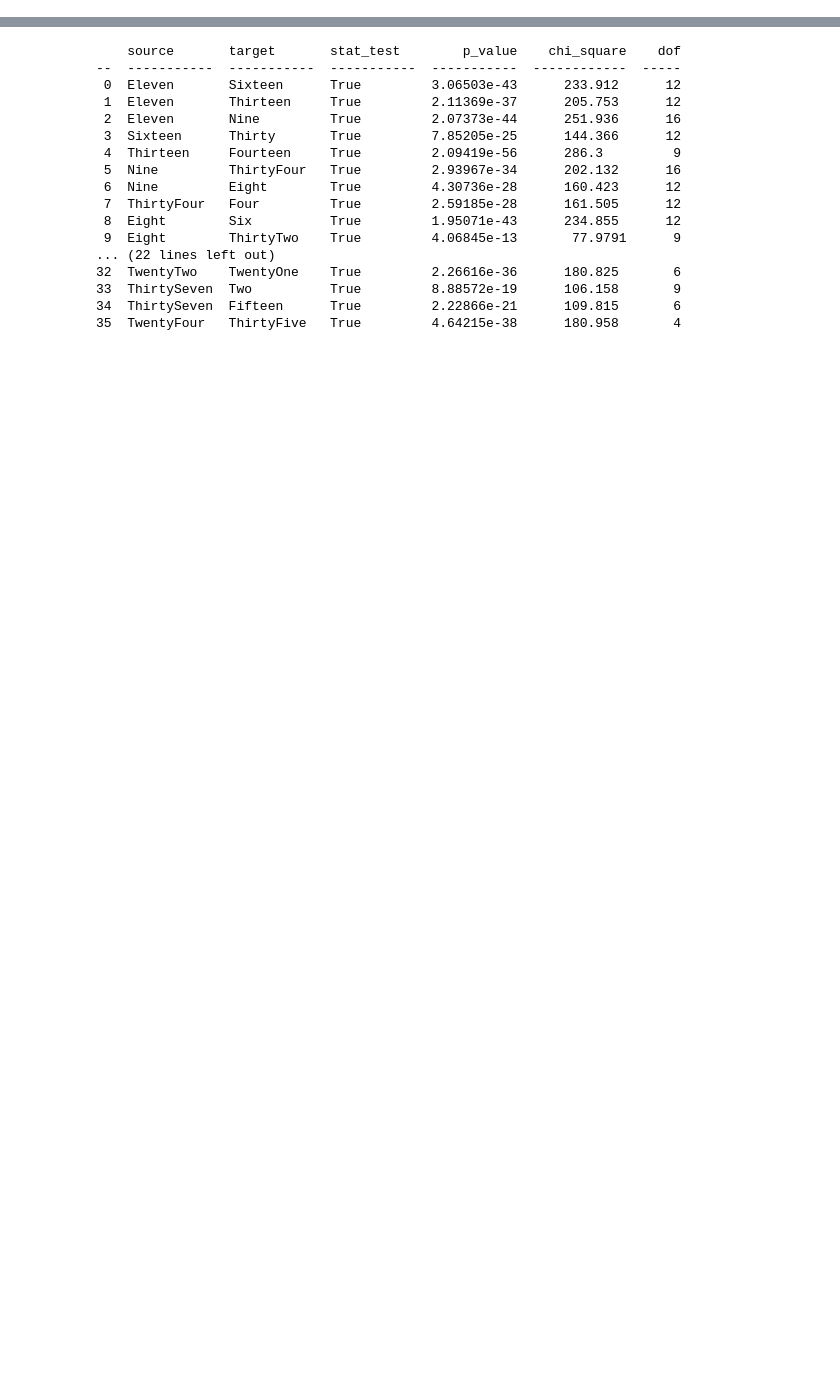
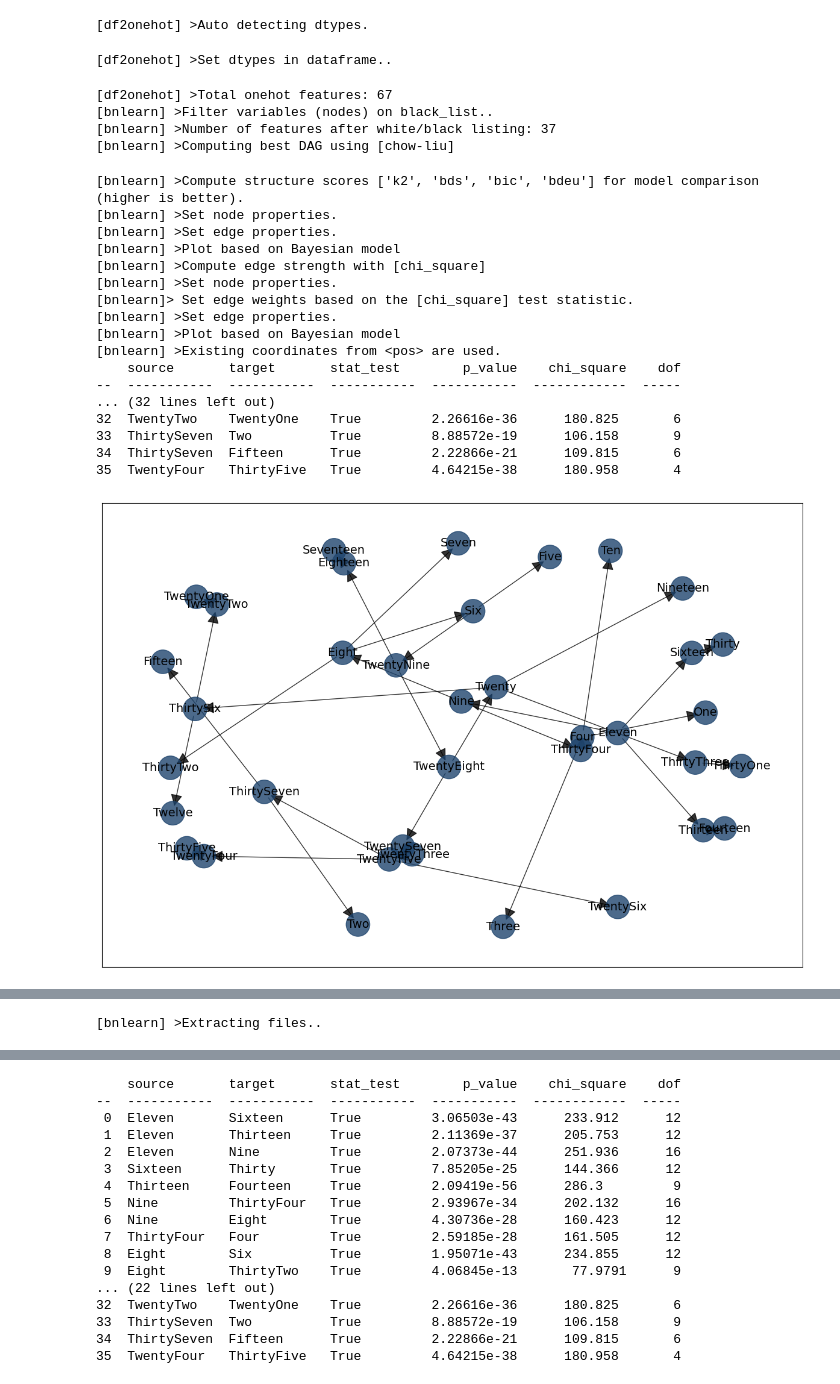
Before and after one commit to Elicit3495/ML_FYP, a Jupyter notebook: Untitled1.ipynb, the cells around one changed output, grey strips where cells are left out. Cells and saved outputs as stored; diff of their text form; code cells hidden in the pictures; blank space fills up the shorter version.

```diff
--- a/Untitled1.ipynb
+++ b/Untitled1.ipynb
@@ -4,6 +5,3 @@ from tabulate import tabulate
-# %%
-df = pd.read_csv('alarm_100.dat',
-                 sep="\s+")
 # %%
 def csv_format(csv_file):
     return pd.read_csv(csv_file, sep="\s+")
@@ -28,16 +10,9 @@ df
 # %%
-# Load library
-import bnlearn as bn
-# Preprocessing raw dataset
-dfhot, dfnum = bn.df2onehot(df)
-
-# Structure learning
-model = bn.structure_learning.fit(dfnum, methodtype='cl', black_list=['Embarked','Parch','Name'], bw_list_method='nodes')
-# Plot detected DAG
-G = bn.plot(model)
-
-# Compute edge strength using chi-square independence test and remove (prune) the not-signficant edges
-model1 = bn.independence_test(model, dfnum, alpha=0.05, prune=True)
-
-# Plot
-bn.plot(model1, pos=G['pos'])
+#https://erdogant.github.io/bnlearn/pages/html/Structure%20learning.html#chow-liu
+def chow_liu_search(dataframe):
+    dfhot, dfnum = bn.df2onehot(dataframe)
+    model = bn.structure_learning.fit(dfnum, methodtype='cl', black_list=['Embarked','Parch','Name'], bw_list_method='nodes')
+    G = bn.plot(model)
+    model1 = bn.independence_test(model, dfnum, alpha=0.05, prune=True)
+    bn.plot(model1, pos=G['pos'])
+    print(tabulate(model1['independence_test'], headers="keys"))
@@ -79,0 +19,27 @@ bn.plot(model1, pos=G['pos'])
+# %%
+chow_liu_search(df)
+# %% [output]
+[df2onehot] >Auto detecting dtypes.
+[df2onehot] >Set dtypes in dataframe..
+[df2onehot] >Total onehot features: 67
+[bnlearn] >Filter variables (nodes) on black_list..
+[bnlearn] >Number of features after white/black listing: 37
+[bnlearn] >Computing best DAG using [chow-liu]
+[bnlearn] >Compute structure scores ['k2', 'bds', 'bic', 'bdeu'] for model comparison (higher is better).
+[bnlearn] >Set node properties.
+[bnlearn] >Set edge properties.
+[bnlearn] >Plot based on Bayesian model
+[bnlearn] >Compute edge strength with [chi_square]
+[bnlearn] >Set node properties.
+[bnlearn]> Set edge weights based on the [chi_square] test statistic.
+[bnlearn] >Set edge properties.
+[bnlearn] >Plot based on Bayesian model
+[bnlearn] >Existing coordinates from <pos> are used.
+    source       target       stat_test        p_value    chi_square    dof
+--  -----------  -----------  -----------  -----------  ------------  -----
+... (32 lines left out)
+32  TwentyTwo    TwentyOne    True         2.26616e-36      180.825       6
+33  ThirtySeven  Two          True         8.88572e-19      106.158       9
+34  ThirtySeven  Fifteen      True         2.22866e-21      109.815       6
+35  TwentyFour   ThirtyFive   True         4.64215e-38      180.958       4
+[figure, added]
@@ -79,0 +47,4 @@ bn.plot(model1, pos=G['pos'])
+# %%
+df = bn.import_example('alarm')
+# %% [output]
+[bnlearn] >Extracting files..
```
Also changed, not shown: parts of 6 cells of this notebook.
